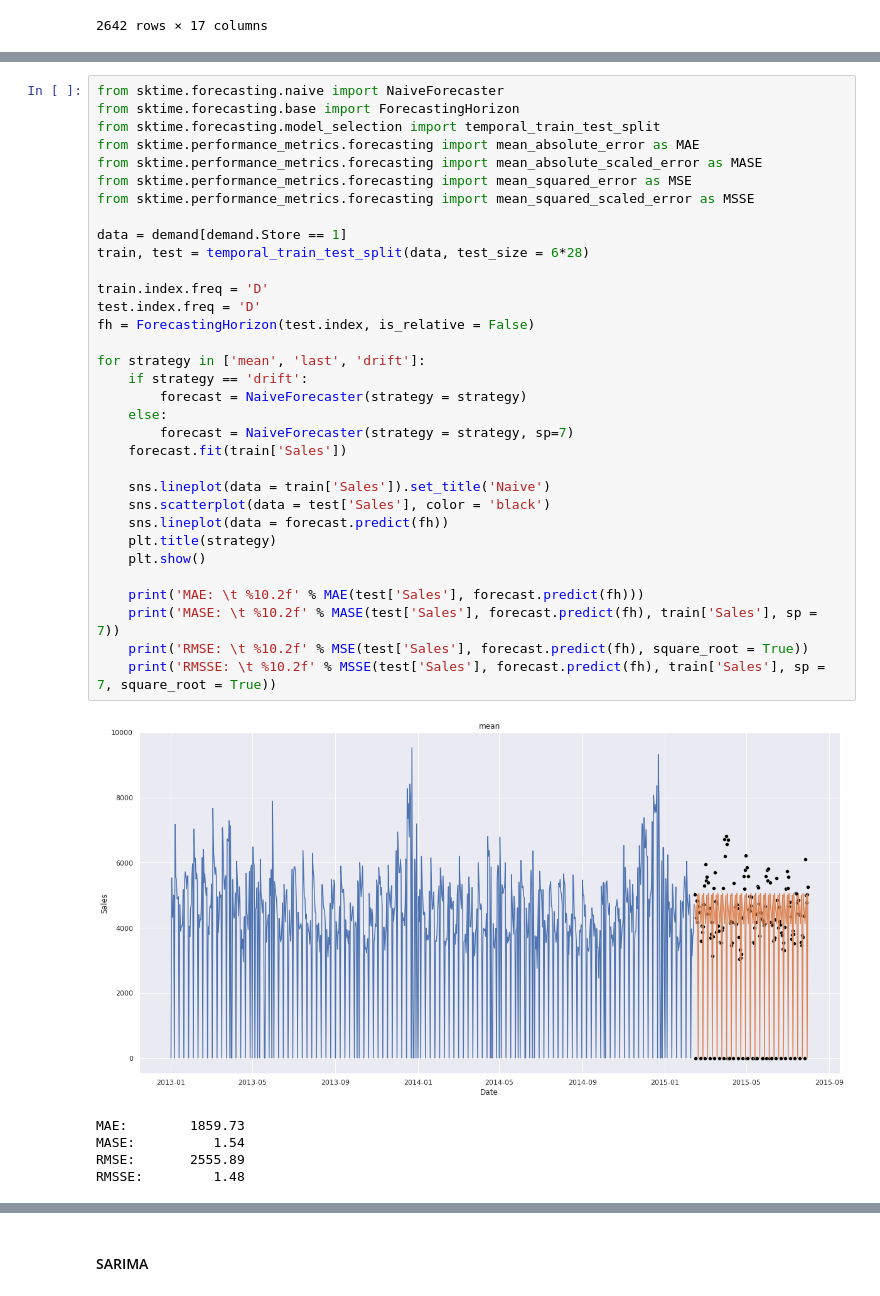
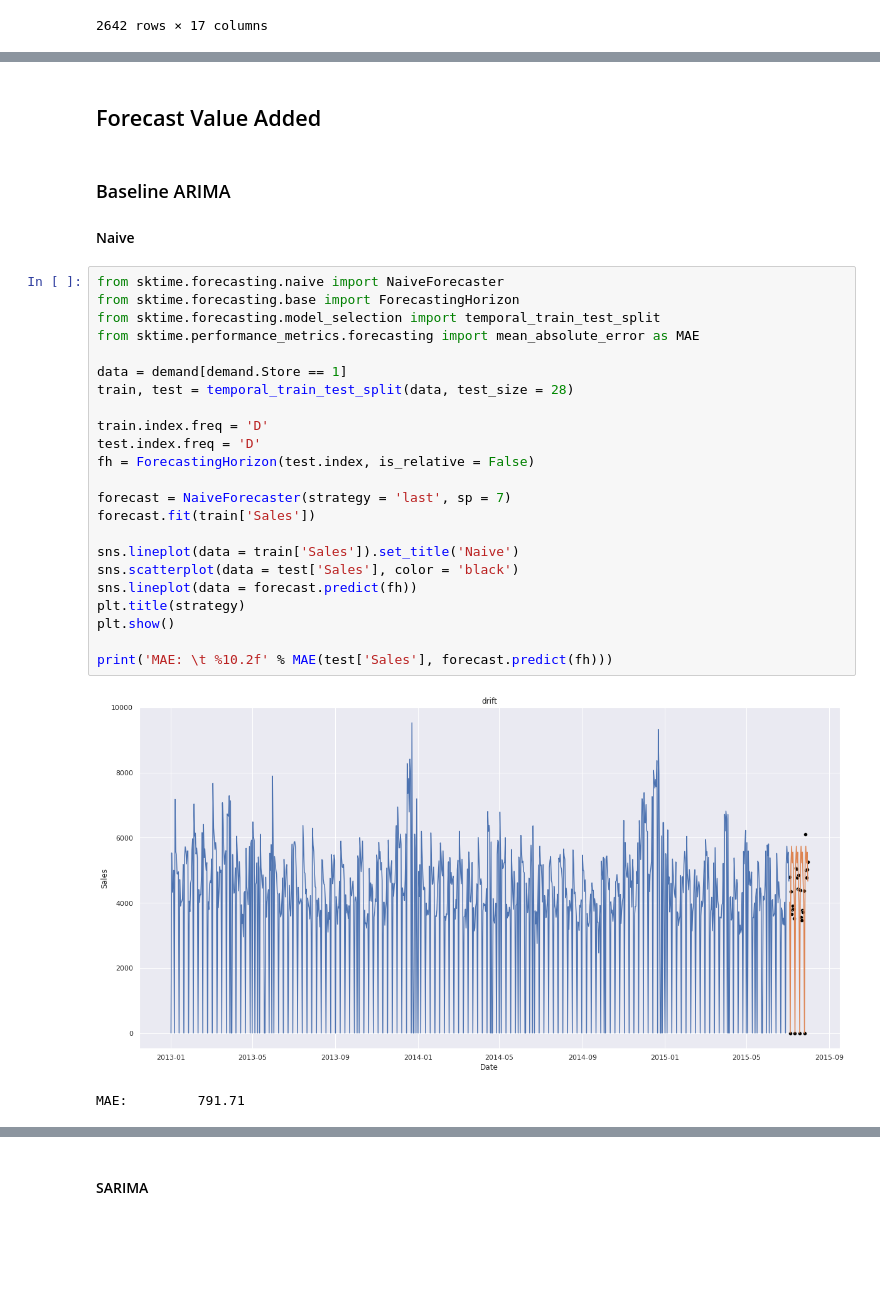
Before and after one commit to schemm/forecasting, a Jupyter notebook: RossmannStoreSales.ipynb, the cells around one changed output, grey strips where cells are left out. Drawn from its saved outputs; the diff is of its cells as text; blank space fills up the shorter version.

```diff
--- a/RossmannStoreSales.ipynb
+++ b/RossmannStoreSales.ipynb
@@ -141,39 +136,31 @@ None
+# %% [markdown]
+## Forecast Value Added
+# %% [markdown]
+### Baseline ARIMA
+#### Naive
 # %%
 from sktime.forecasting.naive import NaiveForecaster
 from sktime.forecasting.base import ForecastingHorizon
 from sktime.forecasting.model_selection import temporal_train_test_split
 from sktime.performance_metrics.forecasting import mean_absolute_error as MAE
-from sktime.performance_metrics.forecasting import mean_absolute_scaled_error as MASE
-from sktime.performance_metrics.forecasting import mean_squared_error as MSE
-from sktime.performance_metrics.forecasting import mean_squared_scaled_error as MSSE
 
 data = demand[demand.Store == 1]
-train, test = temporal_train_test_split(data, test_size = 6*28)
+train, test = temporal_train_test_split(data, test_size = 28)
 
 train.index.freq = 'D'
 test.index.freq = 'D'
 fh = ForecastingHorizon(test.index, is_relative = False)
 
-for strategy in ['mean', 'last', 'drift']:
-    if strategy == 'drift':
-        forecast = NaiveForecaster(strategy = strategy)
-    else:
-        forecast = NaiveForecaster(strategy = strategy, sp=7)
-    forecast.fit(train['Sales'])
+forecast = NaiveForecaster(strategy = 'last', sp = 7)
+forecast.fit(train['Sales'])
 
-    sns.lineplot(data = train['Sales']).set_title('Naive')
-    sns.scatterplot(data = test['Sales'], color = 'black')
-    sns.lineplot(data = forecast.predict(fh))
-    plt.title(strategy)
-    plt.show()
+sns.lineplot(data = train['Sales']).set_title('Naive')
+sns.scatterplot(data = test['Sales'], color = 'black')
+sns.lineplot(data = forecast.predict(fh))
+plt.title(strategy)
+plt.show()
 
-    print('MAE: \t %10.2f' % MAE(test['Sales'], forecast.predict(fh)))
-    print('MASE: \t %10.2f' % MASE(test['Sales'], forecast.predict(fh), train['Sales'], sp = 7))
-    print('RMSE: \t %10.2f' % MSE(test['Sales'], forecast.predict(fh), square_root = True))
-    print('RMSSE: \t %10.2f' % MSSE(test['Sales'], forecast.predict(fh), train['Sales'], sp = 7, square_root = True))
+print('MAE: \t %10.2f' % MAE(test['Sales'], forecast.predict(fh)))
 # %% [output]
-[figure, old version]
+[figure, new version]
-MAE:        1859.73
-MASE:          1.54
-RMSE:       2555.89
-RMSSE:         1.48
+MAE:         791.71
```
Also changed, not shown: parts of 14 cells of this notebook.
